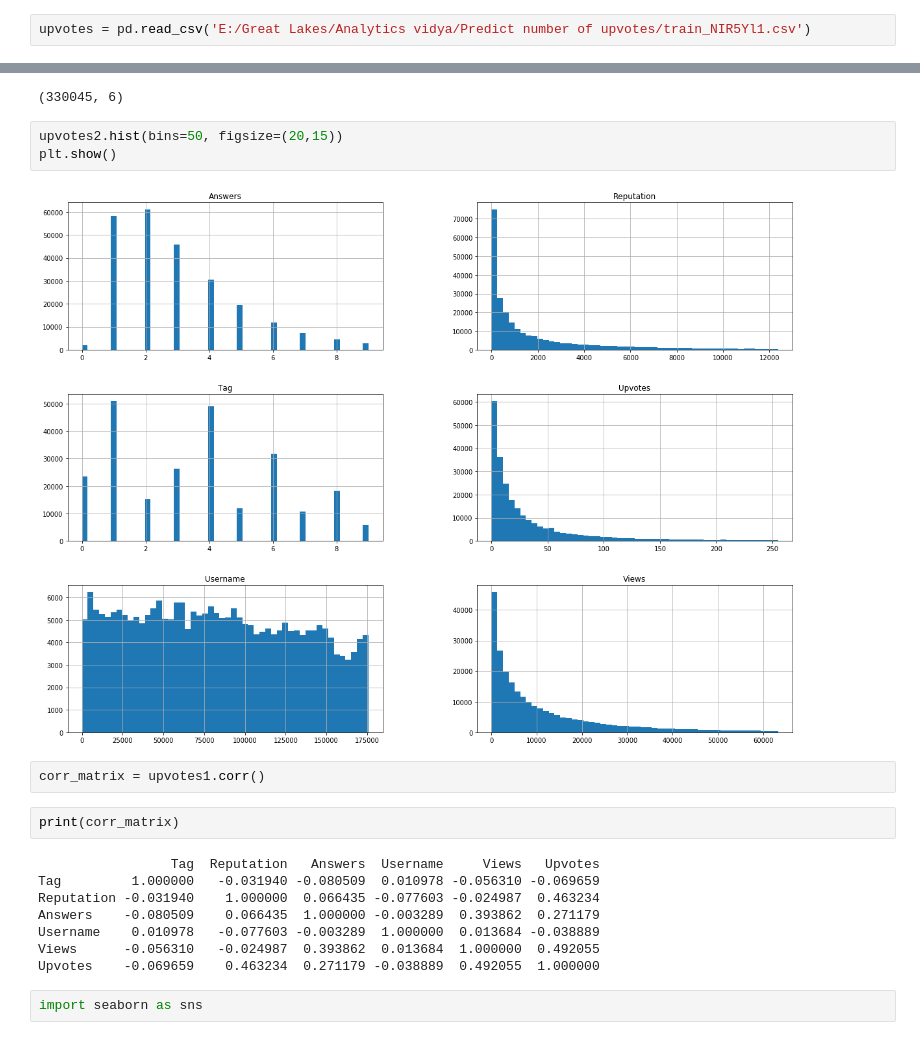
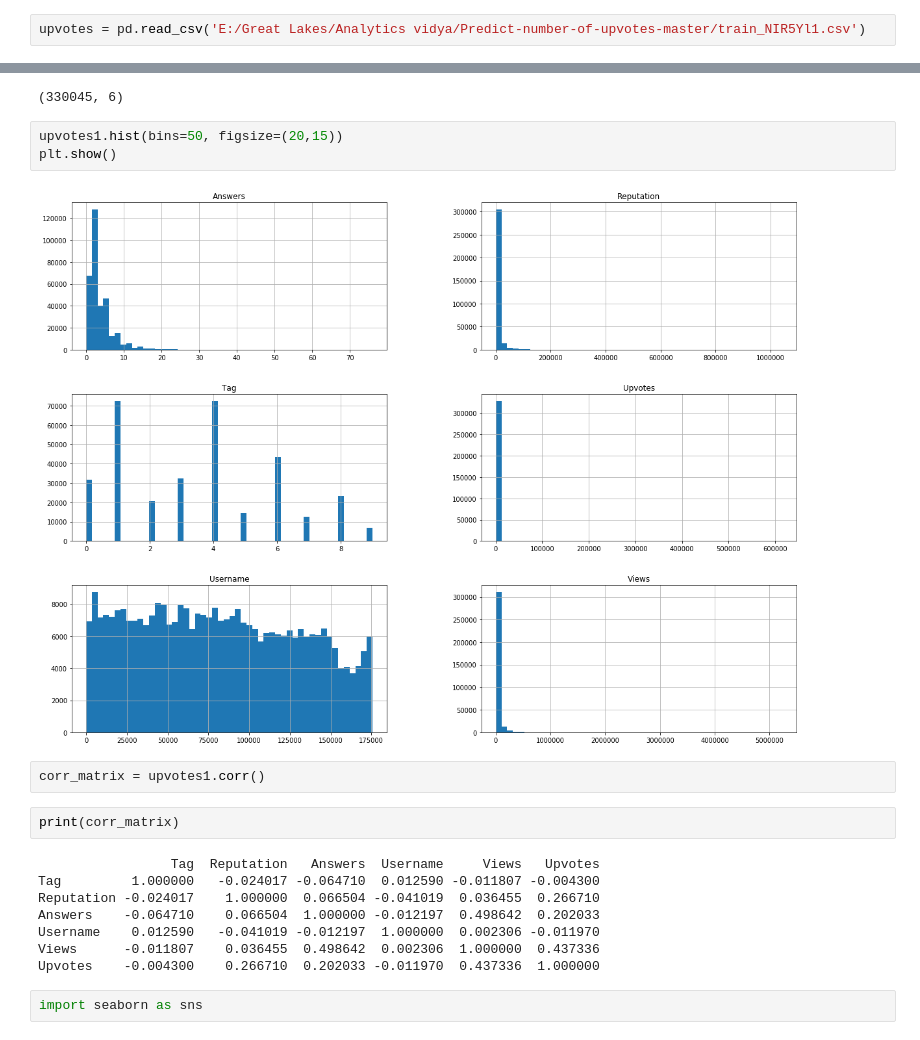
Before and after one commit to anand271087/Predict-number-of-upvotes, a Jupyter notebook: Predict_number_of_upvotes.ipynb, the cells around one changed output, grey strips where cells are left out. Cells and saved outputs as stored; diff of their text form.

```diff
--- a/Predict_number_of_upvotes.ipynb
+++ b/Predict_number_of_upvotes.ipynb
@@ -5,7 +5,7 @@ import matplotlib.pyplot as plt
 %matplotlib inline
 import matplotlib as mp
 # %%
-upvotes = pd.read_csv('E:/Great Lakes/Analytics vidya/Predict number of upvotes/train_NIR5Yl1.csv')
+upvotes = pd.read_csv('E:/Great Lakes/Analytics vidya/Predict-number-of-upvotes-master/train_NIR5Yl1.csv')
 # %%
 upvotes.head()
 # %% [output]
@@ -98,22 +98,22 @@ upvotes1.shape
 # %% [output]
 (330045, 6)
 # %%
-upvotes2.hist(bins=50, figsize=(20,15))
+upvotes1.hist(bins=50, figsize=(20,15))
 plt.show()
 # %% [output]
-[figure, old version]
+[figure, new version]
 # %%
 corr_matrix = upvotes1.corr()
 # %%
 print(corr_matrix)
 # %% [output]
                  Tag  Reputation   Answers  Username     Views   Upvotes
-Tag         1.000000   -0.031940 -0.080509  0.010978 -0.056310 -0.069659
-Reputation -0.031940    1.000000  0.066435 -0.077603 -0.024987  0.463234
-Answers    -0.080509    0.066435  1.000000 -0.003289  0.393862  0.271179
-Username    0.010978   -0.077603 -0.003289  1.000000  0.013684 -0.038889
-Views      -0.056310   -0.024987  0.393862  0.013684  1.000000  0.492055
-Upvotes    -0.069659    0.463234  0.271179 -0.038889  0.492055  1.000000
+Tag         1.000000   -0.024017 -0.064710  0.012590 -0.011807 -0.004300
+Reputation -0.024017    1.000000  0.066504 -0.041019  0.036455  0.266710
+Answers    -0.064710    0.066504  1.000000 -0.012197  0.498642  0.202033
+Username    0.012590   -0.041019 -0.012197  1.000000  0.002306 -0.011970
+Views      -0.011807    0.036455  0.498642  0.002306  1.000000  0.437336
+Upvotes    -0.004300    0.266710  0.202033 -0.011970  0.437336  1.000000
 # %%
 import seaborn as sns
 # %%
```
Also changed, not shown: parts of 20 cells of this notebook.
